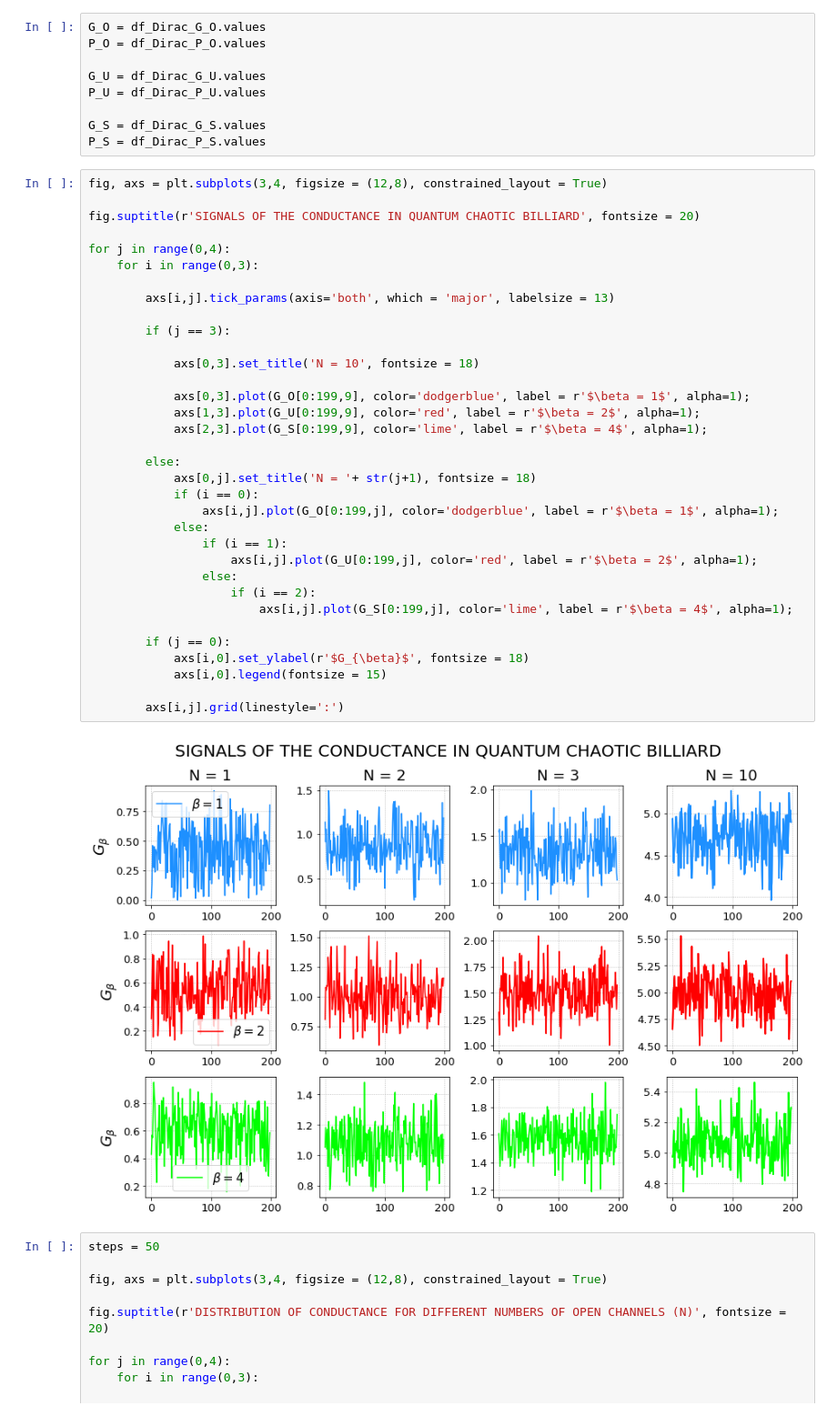
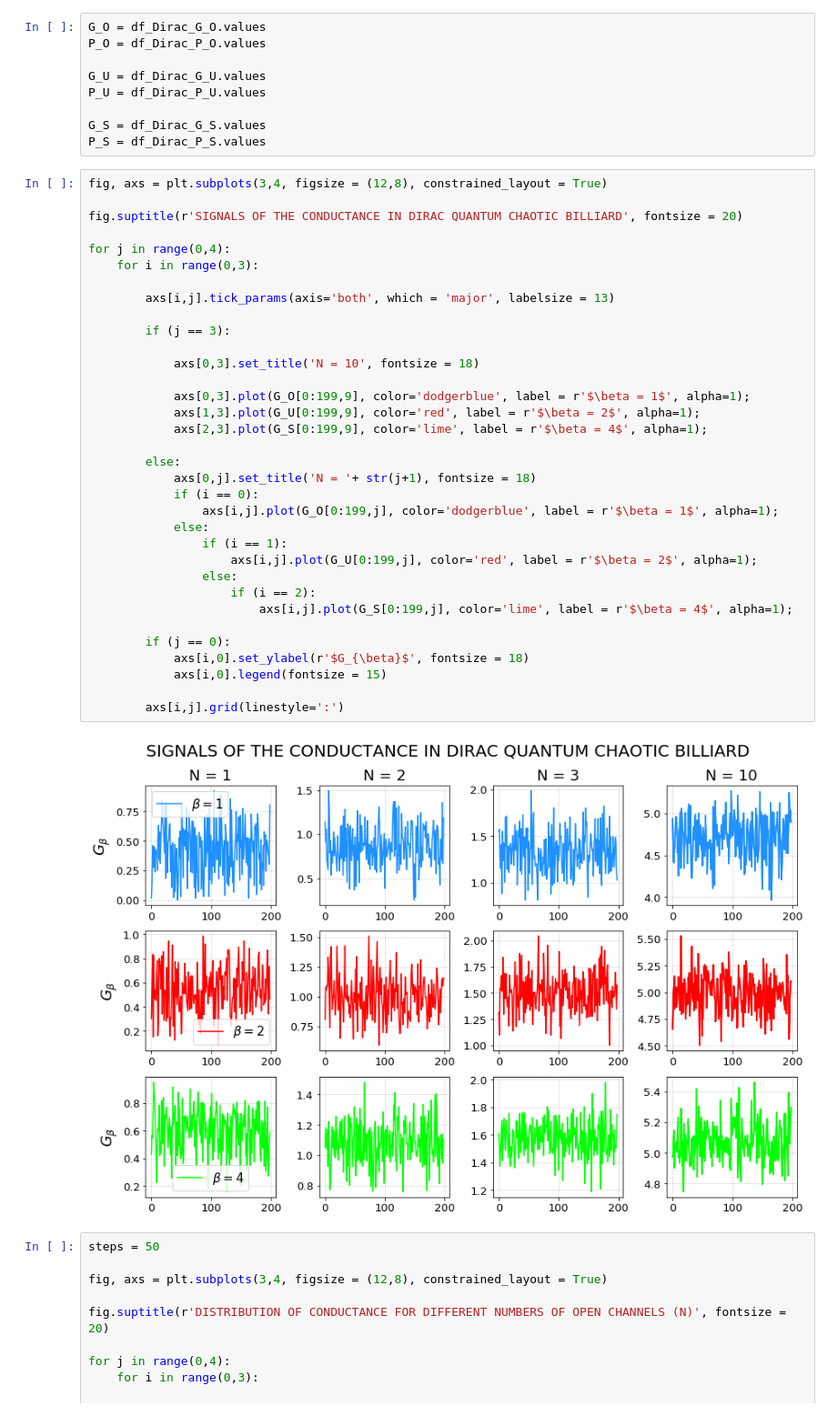
Before and after one commit to Rafffaelb/Dirac_Billiard, a Jupyter notebook: Chiral/Data_Analysis/Dirac_Conductance_ShotNoise.ipynb, the cells around one changed output. Shown: that part at 91% size. Saved outputs shown, nothing was run; the diff lists cells and outputs as text.

Commit message:
Updating Dirac Conductance and ShotNoise Jupyter-Notebook file

```diff
--- a/Chiral/Data_Analysis/Dirac_Conductance_ShotNoise.ipynb
+++ b/Chiral/Data_Analysis/Dirac_Conductance_ShotNoise.ipynb
@@ -53,39 +53,39 @@ P_S = df_Dirac_P_S.values
 # %%
 fig, axs = plt.subplots(3,4, figsize = (12,8), constrained_layout = True)
 
-fig.suptitle(r'SIGNALS OF THE CONDUCTANCE IN QUANTUM CHAOTIC BILLIARD', fontsize = 20)
+fig.suptitle(r'SIGNALS OF THE CONDUCTANCE IN DIRAC QUANTUM CHAOTIC BILLIARD', fontsize = 20)
 
 for j in range(0,4):
     for i in range(0,3):
 
         axs[i,j].tick_params(axis='both', which = 'major', labelsize = 13)
 
         if (j == 3):
 
             axs[0,3].set_title('N = 10', fontsize = 18)
 
             axs[0,3].plot(G_O[0:199,9], color='dodgerblue', label = r'$\beta = 1$', alpha=1);
             axs[1,3].plot(G_U[0:199,9], color='red', label = r'$\beta = 2$', alpha=1);
             axs[2,3].plot(G_S[0:199,9], color='lime', label = r'$\beta = 4$', alpha=1);
 
         else:
             axs[0,j].set_title('N = '+ str(j+1), fontsize = 18)
             if (i == 0):
                 axs[i,j].plot(G_O[0:199,j], color='dodgerblue', label = r'$\beta = 1$', alpha=1);
             else:
                 if (i == 1):
                     axs[i,j].plot(G_U[0:199,j], color='red', label = r'$\beta = 2$', alpha=1);
                 else:
                     if (i == 2):
                         axs[i,j].plot(G_S[0:199,j], color='lime', label = r'$\beta = 4$', alpha=1);
 
         if (j == 0):
             axs[i,0].set_ylabel(r'$G_{\beta}$', fontsize = 18)
             axs[i,0].legend(fontsize = 15)
 
         axs[i,j].grid(linestyle=':')
 # %% [output]
-[figure, old version]
+[figure, new version]
 # %%
 steps = 50
 
```
Also changed, not shown: parts of 2 cells of this notebook, 1 other file.
